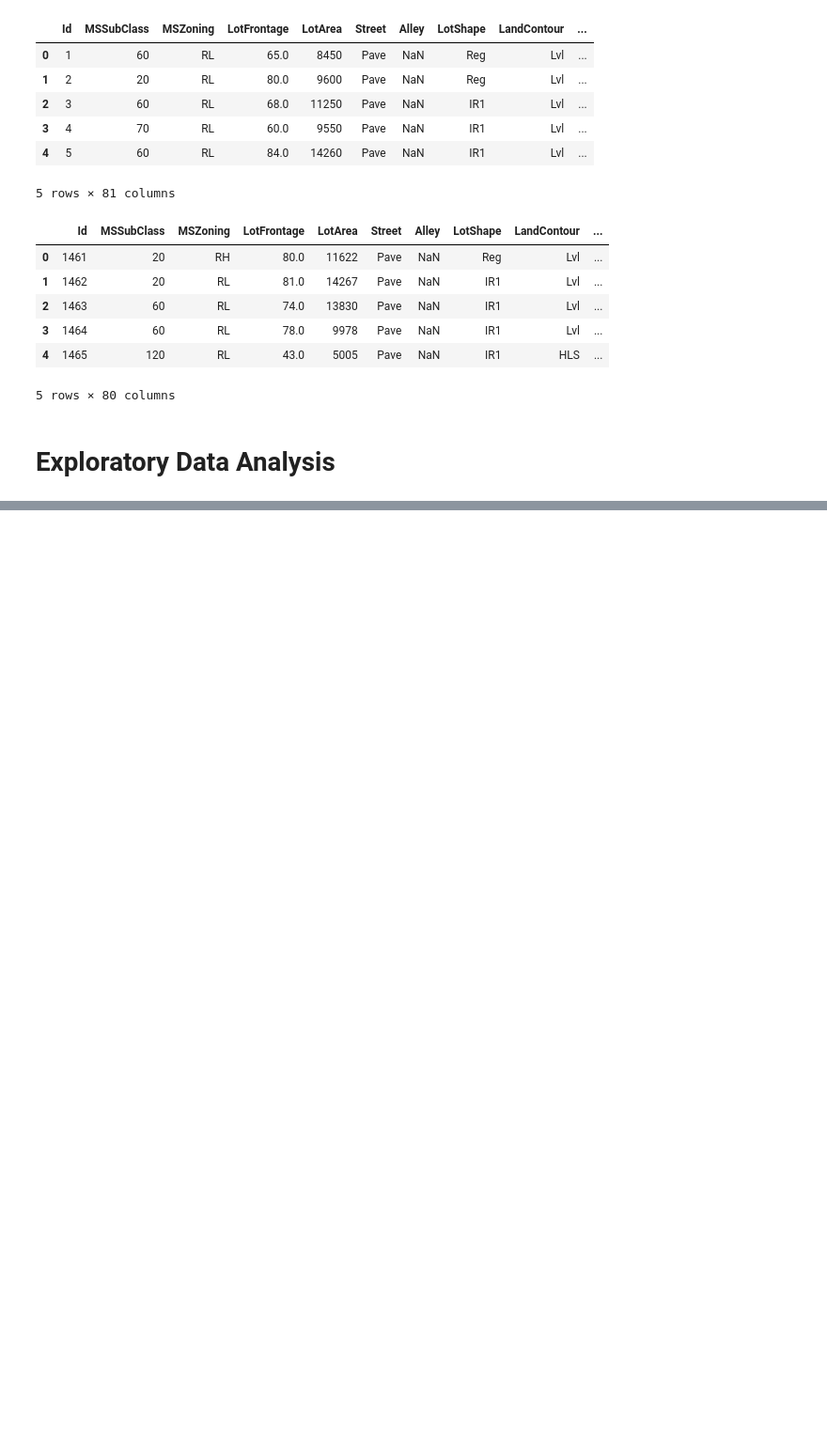
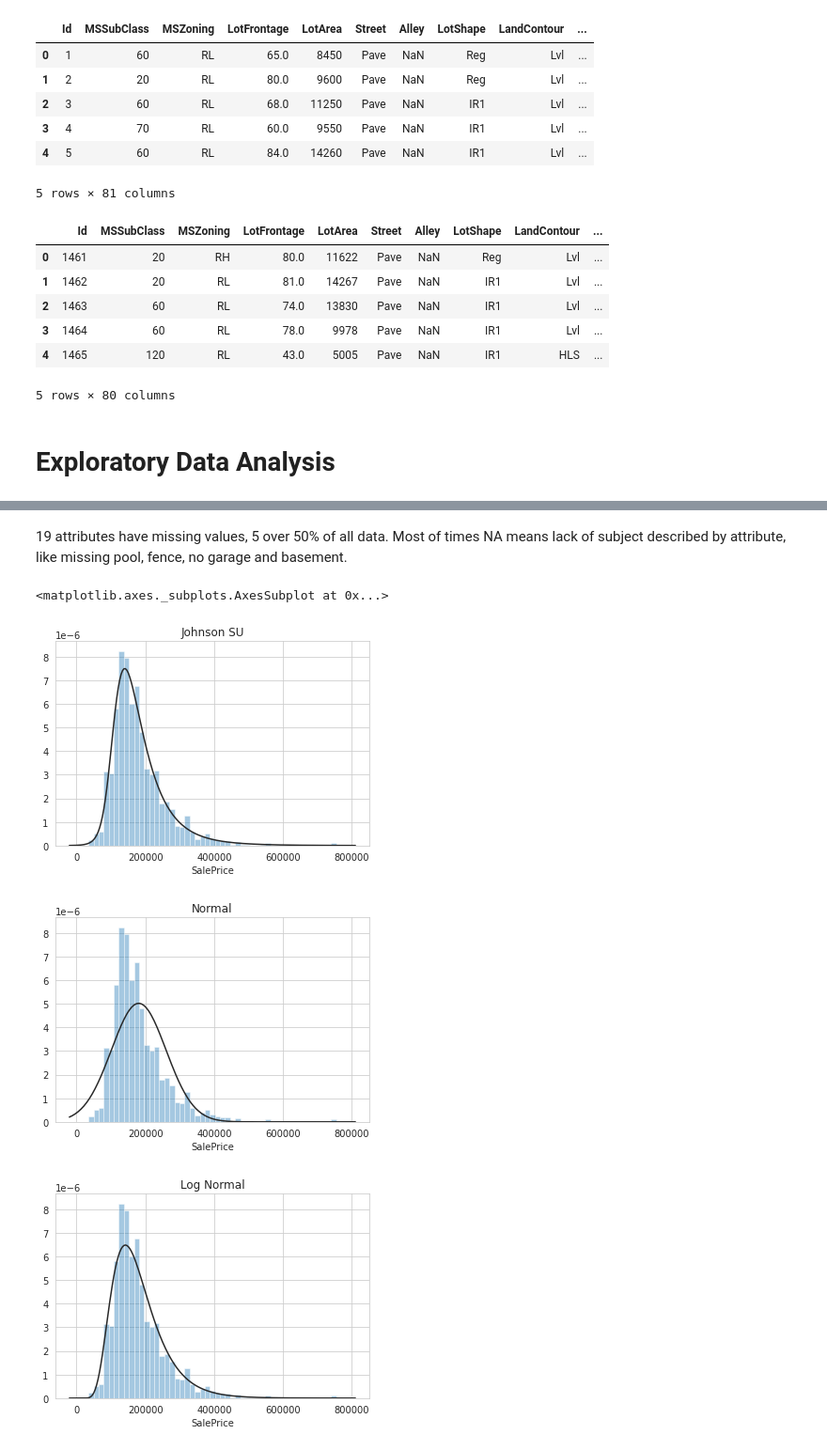
Before and after one commit to mart-anthony-stark/Machine-Learning-and-Deep-Learning, a Jupyter notebook: Housing_Prices_Prediction_Competition2.ipynb, the cells around one changed output, grey strips where cells are left out. Shown at 94% size. Drawn from its saved outputs; the diff is of its cells as text; code cells hidden in the pictures; blank space fills up the shorter version.

```diff
--- a/Housing_Prices_Prediction_Competition2.ipynb
+++ b/Housing_Prices_Prediction_Competition2.ipynb
@@ -80,0 +142,15 @@ test.head()
+# %% [markdown]
+19 attributes have missing values, 5 over 50% of all data. Most of times NA means lack of subject described by attribute, like missing pool, fence, no garage and basement.
+# %%
+y = train['SalePrice']
+plt.figure(1); plt.title('Johnson SU')
+sns.distplot(y, kde=False, fit=stats.johnsonsu)
+plt.figure(2); plt.title('Normal')
+sns.distplot(y, kde=False, fit=stats.norm)
+plt.figure(3); plt.title('Log Normal')
+sns.distplot(y, kde=False, fit=stats.lognorm)
+# %% [output]
+<matplotlib.axes._subplots.AxesSubplot at 0x...>
+[figure, added]
+[figure, added]
+[figure, added]
```
Also changed, not shown: parts of 5 cells of this notebook.
